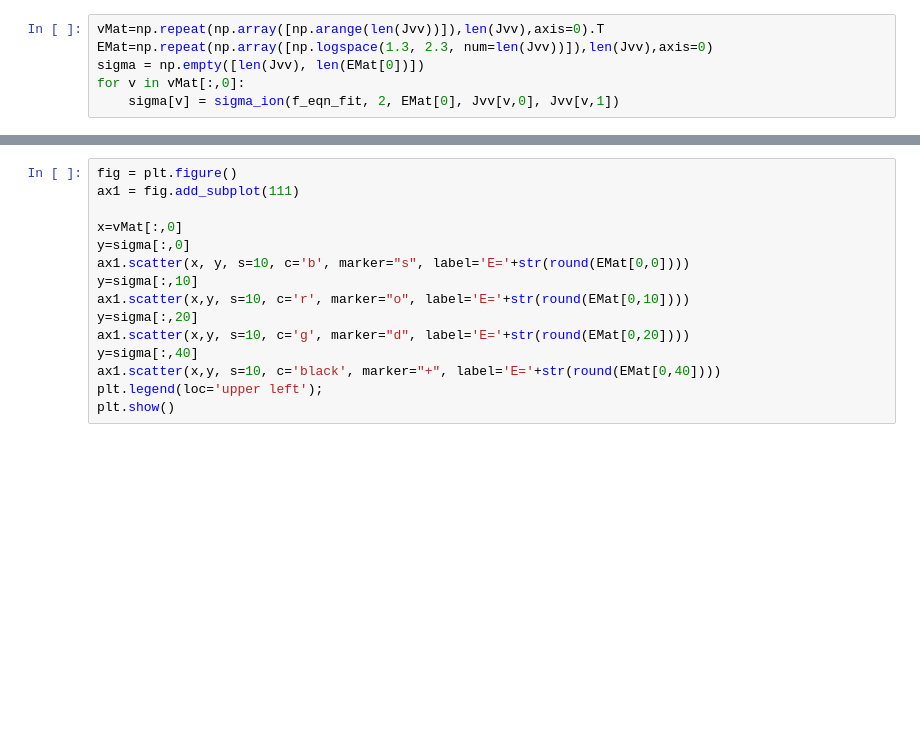
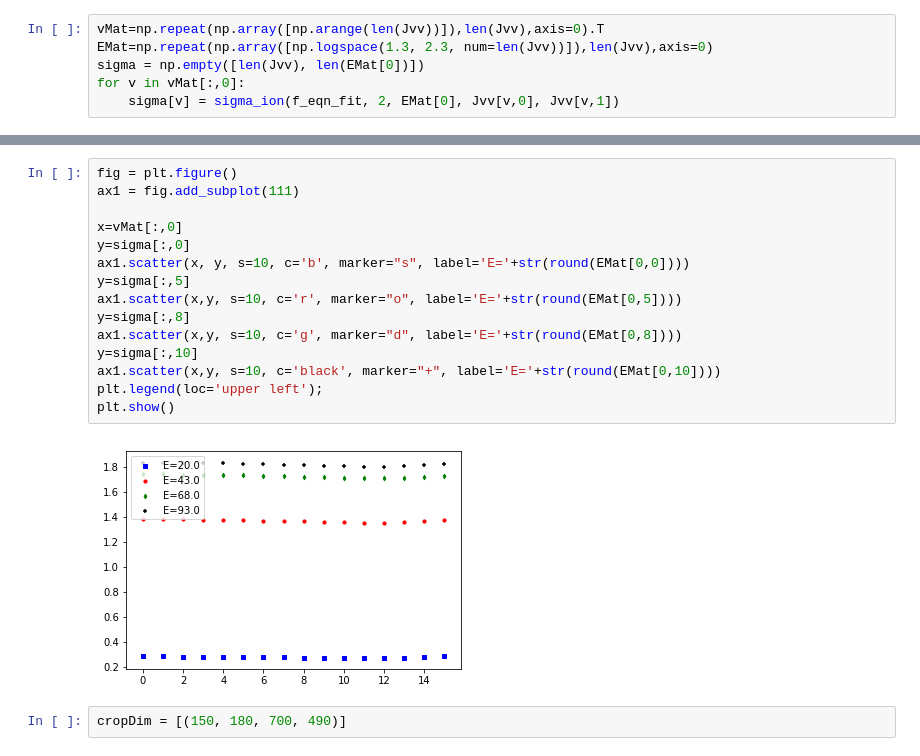
Before and after one commit to USNavalResearchLaboratory/nepc, a Jupyter notebook: methods/kosarim/n2_X1Sigmag+_RKR.ipynb, the cells around one changed output, grey strips where cells are left out. Cells and saved outputs as stored; diff of their text form; blank space fills up the shorter version.

```diff
--- a/methods/kosarim/n2_X1Sigmag+_RKR.ipynb
+++ b/methods/kosarim/n2_X1Sigmag+_RKR.ipynb
@@ -313,15 +312,19 @@ plt.show()
 # %%
 fig = plt.figure()
 ax1 = fig.add_subplot(111)
 
 x=vMat[:,0]
 y=sigma[:,0]
 ax1.scatter(x, y, s=10, c='b', marker="s", label='E='+str(round(EMat[0,0])))
+y=sigma[:,5]
+ax1.scatter(x,y, s=10, c='r', marker="o", label='E='+str(round(EMat[0,5])))
+y=sigma[:,8]
+ax1.scatter(x,y, s=10, c='g', marker="d", label='E='+str(round(EMat[0,8])))
 y=sigma[:,10]
-ax1.scatter(x,y, s=10, c='r', marker="o", label='E='+str(round(EMat[0,10])))
-y=sigma[:,20]
-ax1.scatter(x,y, s=10, c='g', marker="d", label='E='+str(round(EMat[0,20])))
-y=sigma[:,40]
-ax1.scatter(x,y, s=10, c='black', marker="+", label='E='+str(round(EMat[0,40])))
+ax1.scatter(x,y, s=10, c='black', marker="+", label='E='+str(round(EMat[0,10])))
 plt.legend(loc='upper left');
 plt.show()
+# %% [output]
+[figure, added]
+# %%
+cropDim = [(150, 180, 700, 490)]
```
Also changed, not shown: parts of 21 cells of this notebook, 6 other files.
